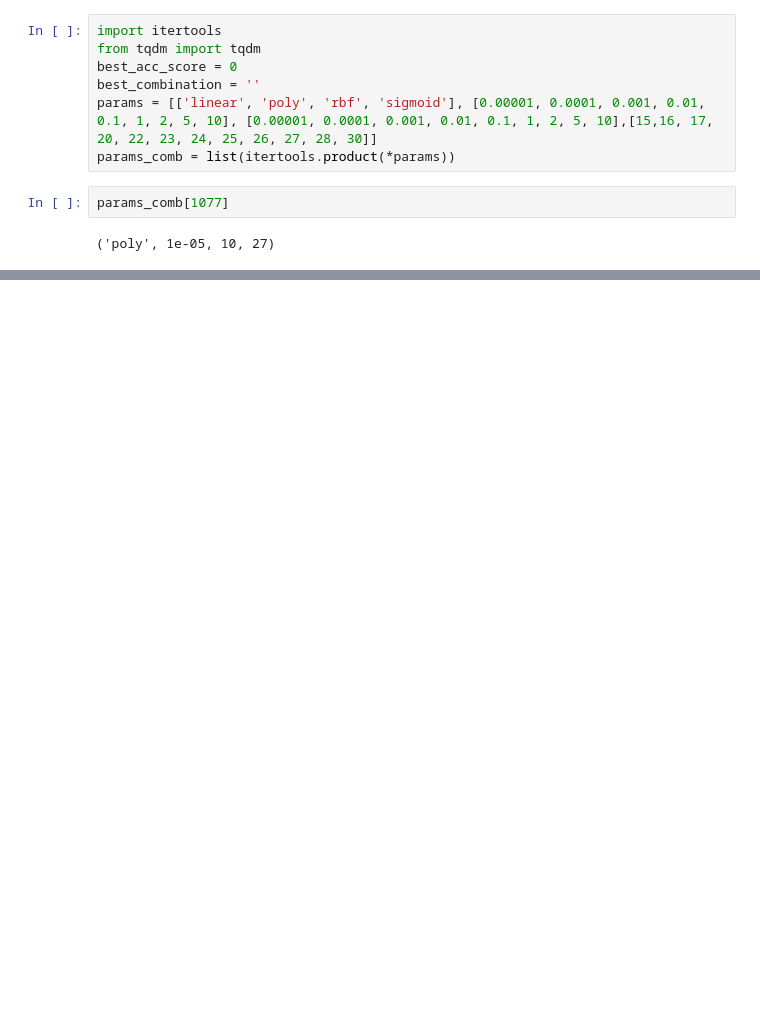
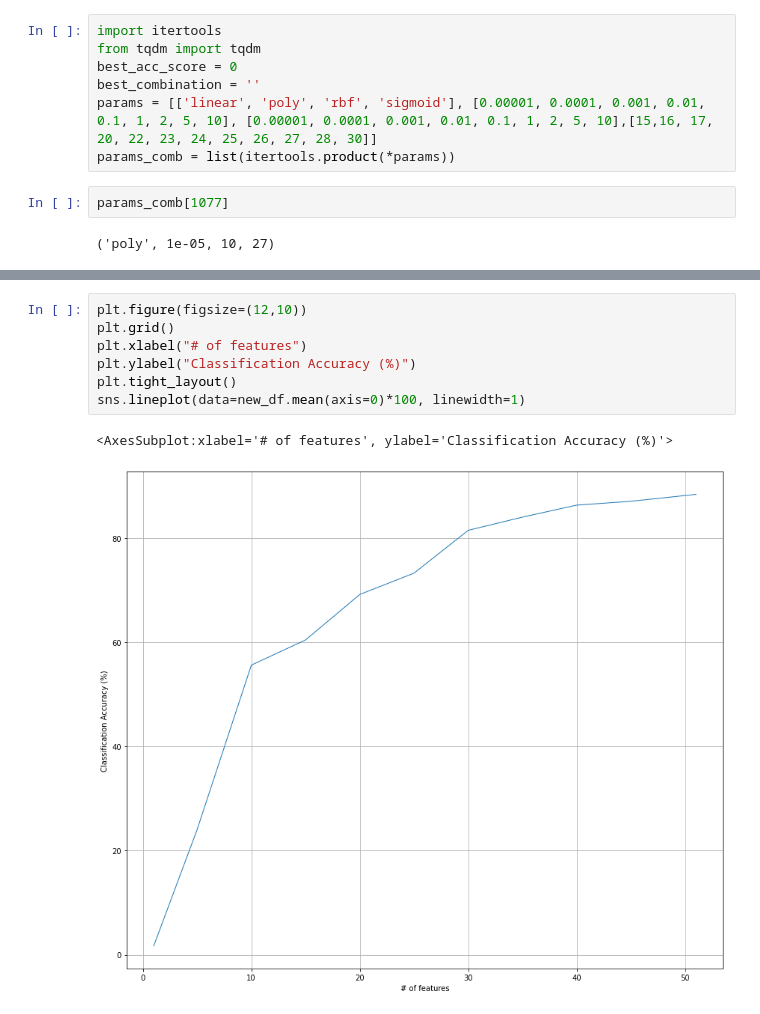
Before and after one commit to notlosca/auslan-classification, a Jupyter notebook: analysis.ipynb, the cells around one changed output, grey strips where cells are left out. Saved outputs shown, nothing was run; the diff lists cells and outputs as text; blank space fills up the shorter version.

```diff
--- a/analysis.ipynb
+++ b/analysis.ipynb
@@ -466,0 +778,10 @@ params_comb[1077]
+# %%
+plt.figure(figsize=(12,10))
+plt.grid()
+plt.xlabel("# of features")
+plt.ylabel("Classification Accuracy (%)")
+plt.tight_layout()
+sns.lineplot(data=new_df.mean(axis=0)*100, linewidth=1)
+# %% [output]
+<AxesSubplot:xlabel='# of features', ylabel='Classification Accuracy (%)'>
+[figure, added]
```
Also changed, not shown: parts of 27 cells of this notebook, 1 other file.
